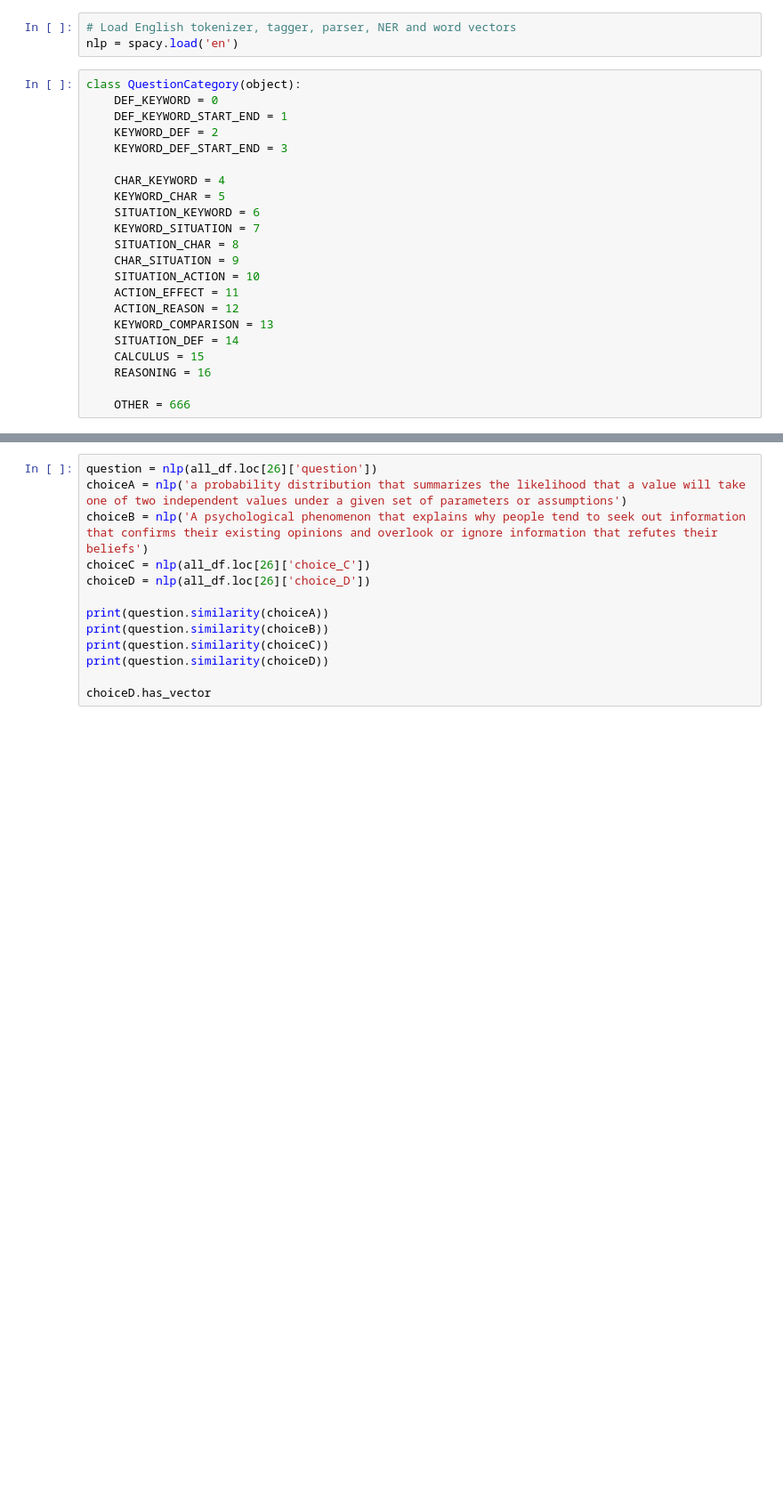
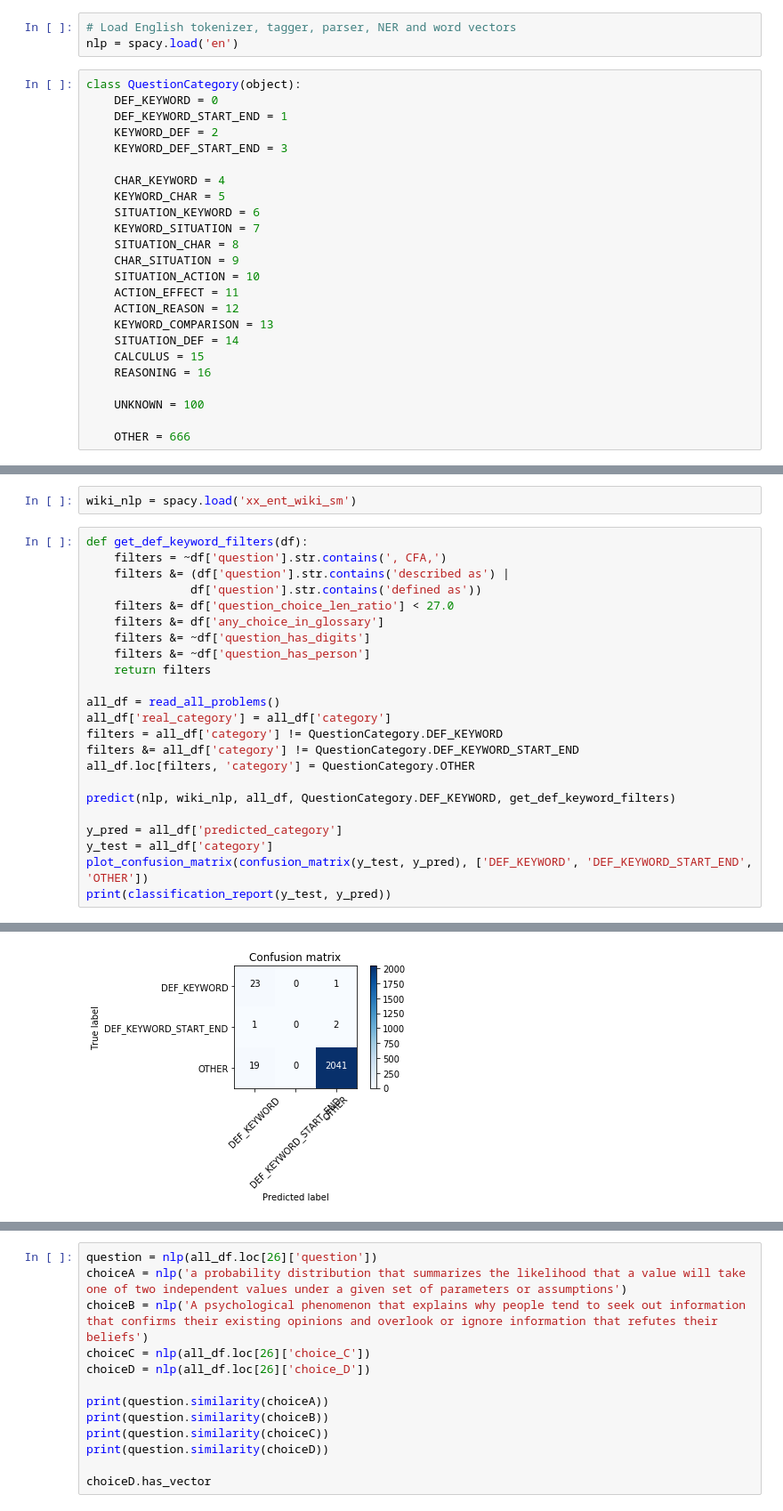
Before and after one commit to CfaBotTeam/CfaBot, a Jupyter notebook: Playground/Classify_Questions.ipynb, the cells around one changed output, grey strips where cells are left out. Shown at 89% size. Drawn from its saved outputs; the diff is of its cells as text; blank space fills up the shorter version.

Commit message:
Added nlp based features has_digits and has_person

```diff
--- a/Playground/Classify_Questions.ipynb
+++ b/Playground/Classify_Questions.ipynb
@@ -35,6 +75,8 @@ class QuestionCategory(object):
     CALCULUS = 15
     REASONING = 16
 
+    UNKNOWN = 100
+
     OTHER = 666
 # %%
 def load_glossary():
@@ -97,0 +179,26 @@ def extract_definitions(df, filters_factory=None):
+# %%
+wiki_nlp = spacy.load('xx_ent_wiki_sm')
+# %%
+def get_def_keyword_filters(df):
+    filters = ~df['question'].str.contains(', CFA,')
+    filters &= (df['question'].str.contains('described as') |
+               df['question'].str.contains('defined as'))
+    filters &= df['question_choice_len_ratio'] < 27.0
+    filters &= df['any_choice_in_glossary']
+    filters &= ~df['question_has_digits']
+    filters &= ~df['question_has_person']
+    return filters
+
+all_df = read_all_problems()
+all_df['real_category'] = all_df['category']
+filters = all_df['category'] != QuestionCategory.DEF_KEYWORD
+filters &= all_df['category'] != QuestionCategory.DEF_KEYWORD_START_END
+all_df.loc[filters, 'category'] = QuestionCategory.OTHER
+
+predict(nlp, wiki_nlp, all_df, QuestionCategory.DEF_KEYWORD, get_def_keyword_filters)
+
+y_pred = all_df['predicted_category']
+y_test = all_df['category']
+plot_confusion_matrix(confusion_matrix(y_test, y_pred), ['DEF_KEYWORD', 'DEF_KEYWORD_START_END', 'OTHER'])
+print(classification_report(y_test, y_pred))
+# %% [output]
@@ -97,0 +213 @@ def extract_definitions(df, filters_factory=None):
+[figure, added]
```
Also changed, not shown: parts of 14 cells of this notebook, 16 other files.
